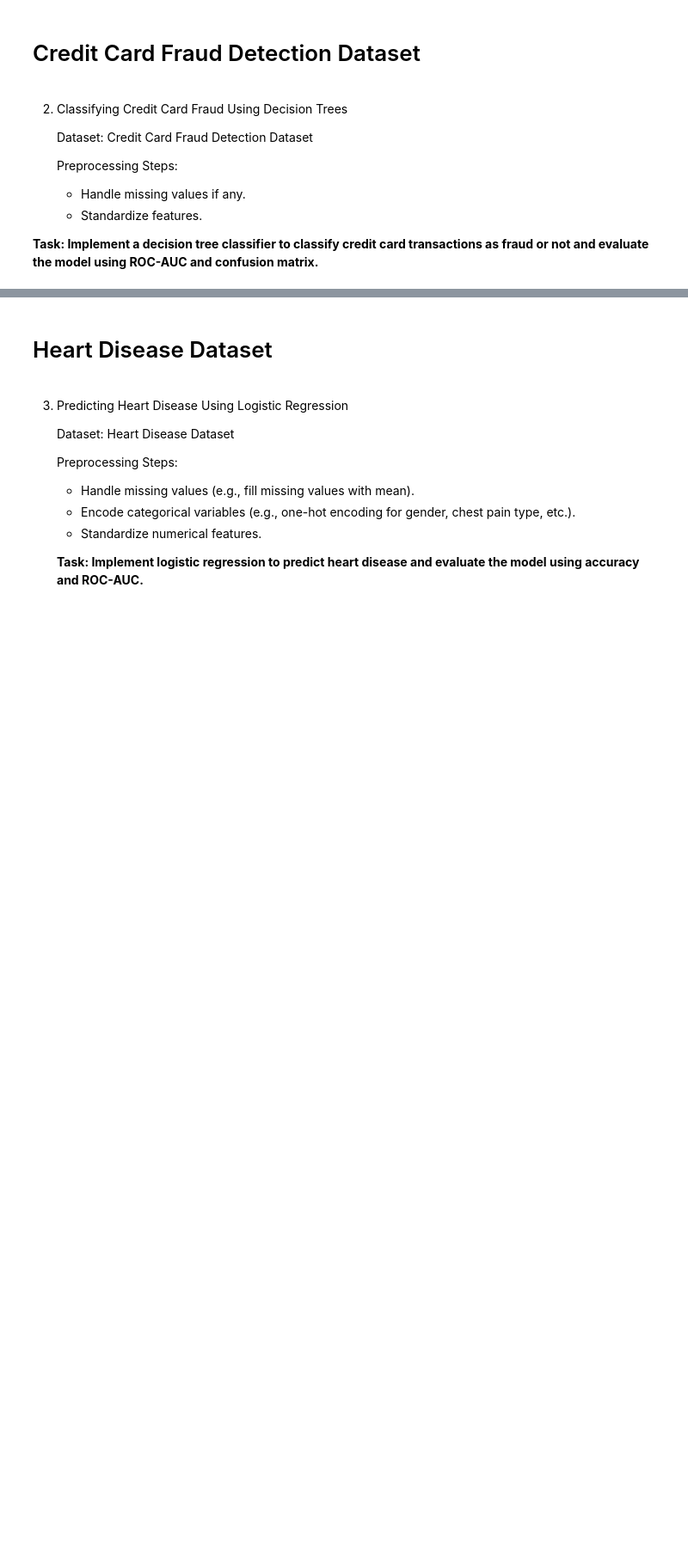
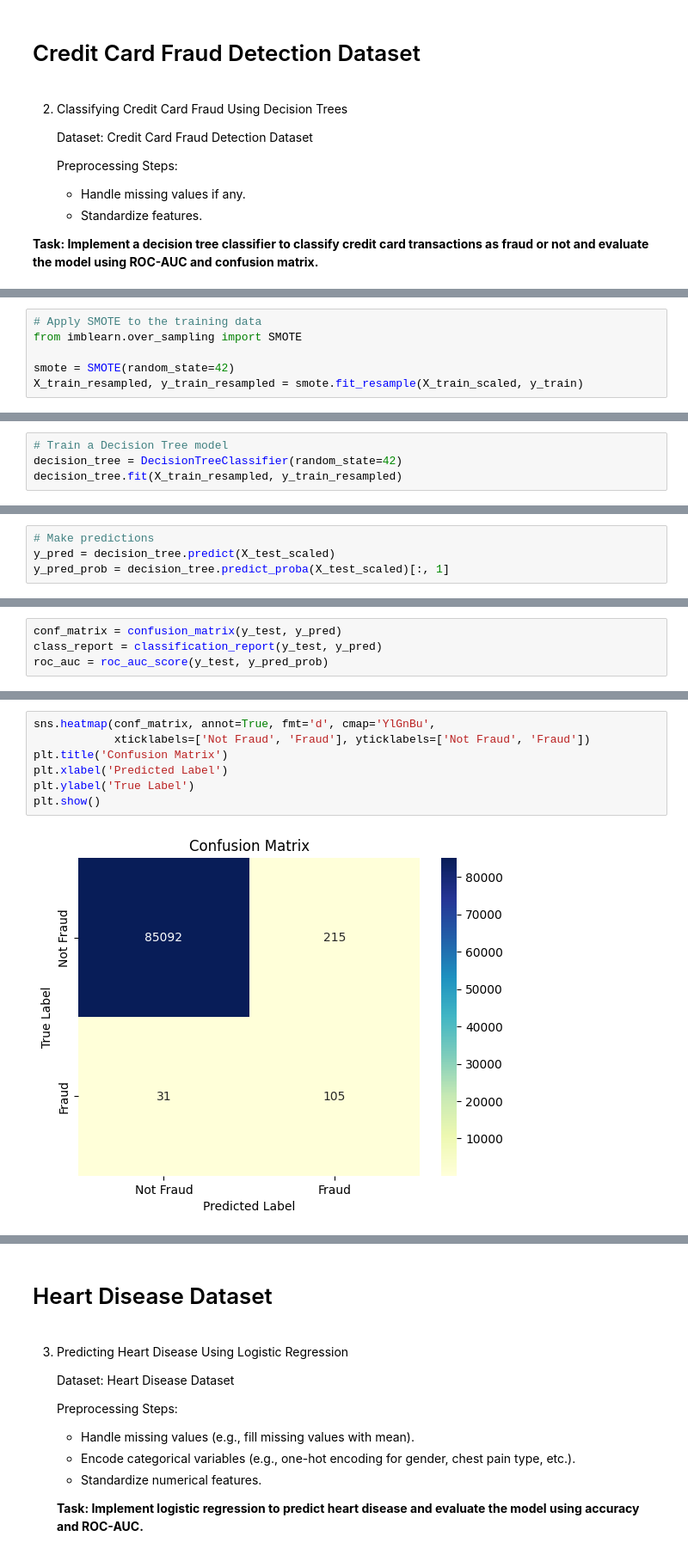
Before and after one commit to Ahmed-Islam-AI/100DaysOfBytewise, a Jupyter notebook: Solutions/Task 12 Solution/BWF_Task_12.ipynb, the cells around one changed output, grey strips where cells are left out. Shown at 86% size. Drawn from its saved outputs; the diff is of its cells as text; blank space fills up the shorter version.

```diff
--- a/Solutions/Task 12 Solution/BWF_Task_12.ipynb
+++ b/Solutions/Task 12 Solution/BWF_Task_12.ipynb
@@ -251,0 +364,6 @@ df = pd.read_csv('/content/drive/MyDrive/Datasets /BWF_Week6_Datasets/creditcard
+# %%
+# Apply SMOTE to the training data
+from imblearn.over_sampling import SMOTE
+
+smote = SMOTE(random_state=42)
+X_train_resampled, y_train_resampled = smote.fit_resample(X_train_scaled, y_train)
@@ -251,0 +372,4 @@ df = pd.read_csv('/content/drive/MyDrive/Datasets /BWF_Week6_Datasets/creditcard
+# %%
+# Train a Decision Tree model
+decision_tree = DecisionTreeClassifier(random_state=42)
+decision_tree.fit(X_train_resampled, y_train_resampled)
@@ -251,0 +378,4 @@ df = pd.read_csv('/content/drive/MyDrive/Datasets /BWF_Week6_Datasets/creditcard
+# %%
+# Make predictions
+y_pred = decision_tree.predict(X_test_scaled)
+y_pred_prob = decision_tree.predict_proba(X_test_scaled)[:, 1]
@@ -251,0 +384,4 @@ df = pd.read_csv('/content/drive/MyDrive/Datasets /BWF_Week6_Datasets/creditcard
+# %%
+conf_matrix = confusion_matrix(y_test, y_pred)
+class_report = classification_report(y_test, y_pred)
+roc_auc = roc_auc_score(y_test, y_pred_prob)
@@ -251,0 +407,9 @@ df = pd.read_csv('/content/drive/MyDrive/Datasets /BWF_Week6_Datasets/creditcard
+# %%
+sns.heatmap(conf_matrix, annot=True, fmt='d', cmap='YlGnBu',
+            xticklabels=['Not Fraud', 'Fraud'], yticklabels=['Not Fraud', 'Fraud'])
+plt.title('Confusion Matrix')
+plt.xlabel('Predicted Label')
+plt.ylabel('True Label')
+plt.show()
+# %% [output]
+[figure, added]
```
Also changed, not shown: parts of 24 cells of this notebook.
